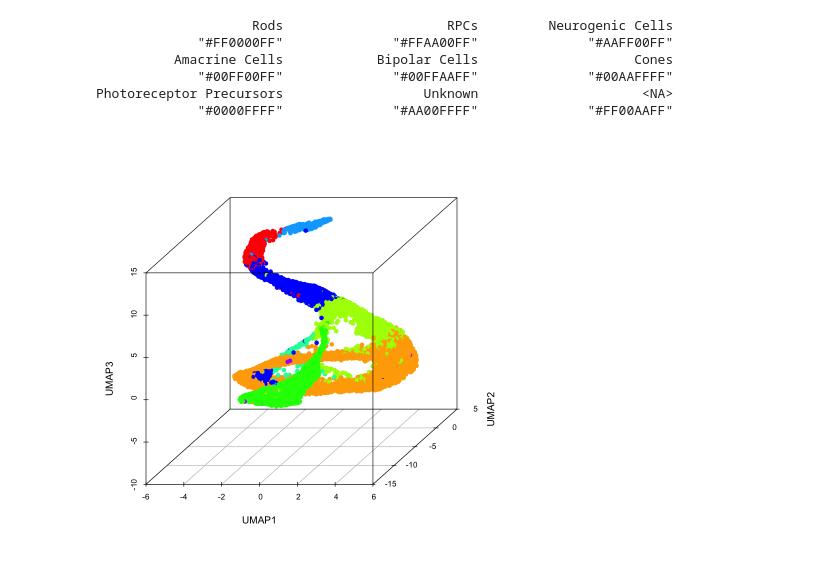
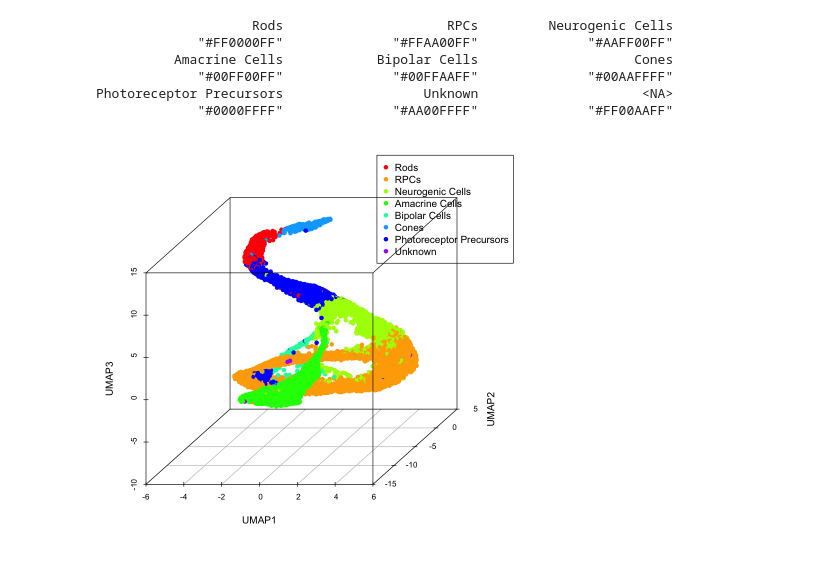
Before and after one commit to ironman-tetsuo/Introduction_to_scRNA-seq, a Jupyter notebook: 1_Clark_P2_Retina/Clark_P2_Retina.ipynb, the cells around one changed output. Saved outputs shown, nothing was run; the diff lists cells and outputs as text; code cells hidden in the pictures.

```diff
--- a/1_Clark_P2_Retina/Clark_P2_Retina.ipynb
+++ b/1_Clark_P2_Retina/Clark_P2_Retina.ipynb
@@ -555,8 +555,9 @@ cell_colors <- colors[cell_types]
 # %%
 scatterplot3d(
     x=umap_result[,1], y=umap_result[,2], z=umap_result[,3],
     xlab="UMAP1", ylab="UMAP2", zlab="UMAP3",
     pch=16, xlim=c(-5,5), angle=40, color = cell_colors,
-)
+ )
+legend("topright", legend = unique(cell_types), col = colors, pch=16, inset = -0.1, xpd=TRUE)
 # %% [output]
-[figure, old version]
+[figure, new version]
```
